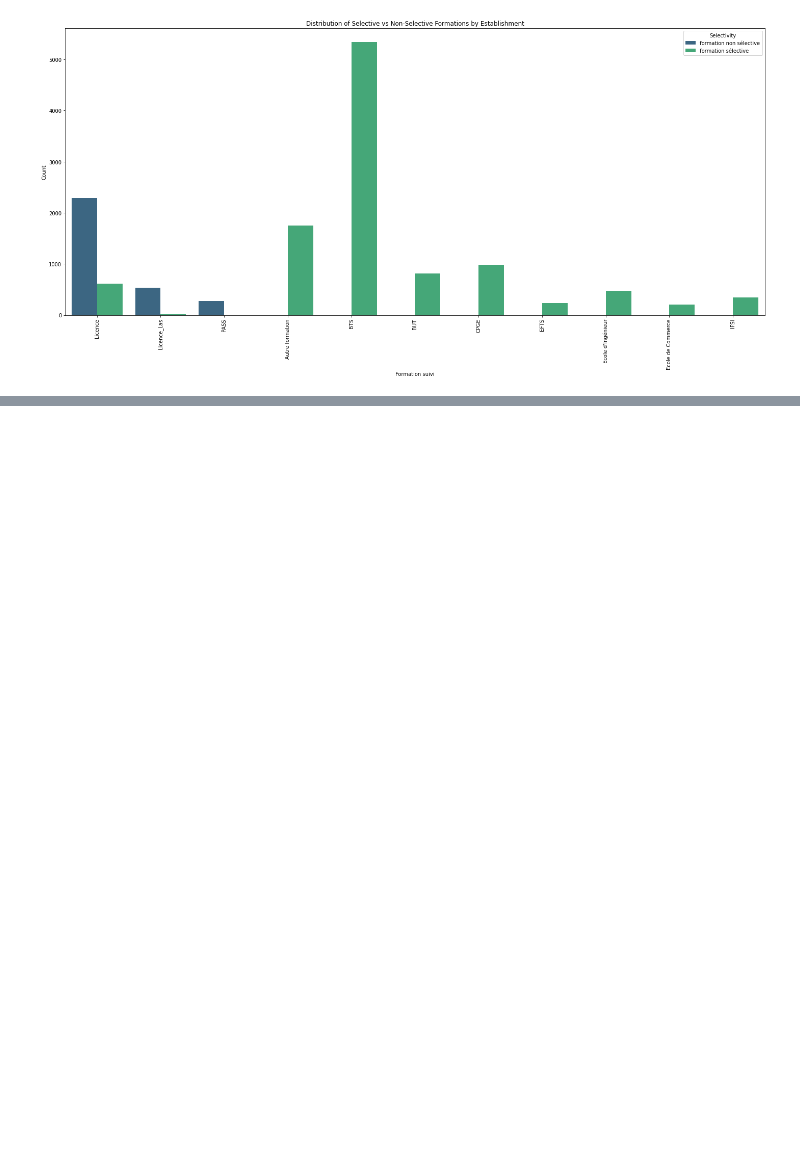
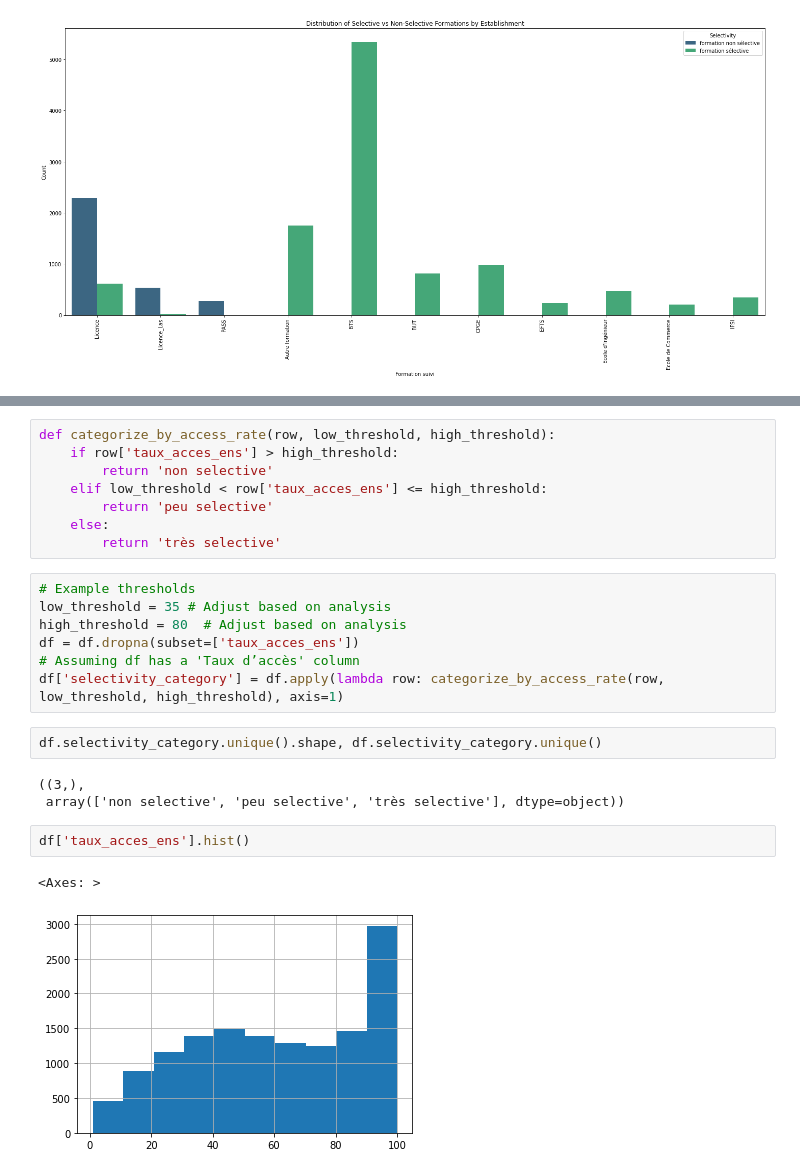
Before and after one commit to HaythamBorchani/datacamp_porject, a Jupyter notebook: Selectivity of higher education programs in France.ipynb, the cells around one changed output, grey strips where cells are left out. Saved outputs shown, nothing was run; the diff lists cells and outputs as text; blank space fills up the shorter version.

```diff
--- a/Selectivity of higher education programs in France.ipynb
+++ b/Selectivity of higher education programs in France.ipynb
@@ -129,0 +152,25 @@ plt.show()
+# %%
+def categorize_by_access_rate(row, low_threshold, high_threshold):
+    if row['taux_acces_ens'] > high_threshold:
+        return 'non selective'
+    elif low_threshold < row['taux_acces_ens'] <= high_threshold:
+        return 'peu selective'
+    else:
+        return 'très selective'
+# %%
+# Example thresholds
+low_threshold = 35 # Adjust based on analysis
+high_threshold = 80  # Adjust based on analysis
+df = df.dropna(subset=['taux_acces_ens'])
+# Assuming df has a 'Taux d’accès' column
+df['selectivity_category'] = df.apply(lambda row: categorize_by_access_rate(row, low_threshold, high_threshold), axis=1)
+# %%
+df.selectivity_category.unique().shape, df.selectivity_category.unique()
+# %% [output]
+((3,),
+ array(['non selective', 'peu selective', 'très selective'], dtype=object))
+# %%
+df['taux_acces_ens'].hist()
+# %% [output]
+<Axes: >
+[figure, added]
```
Also changed, not shown: parts of 5 cells of this notebook.
